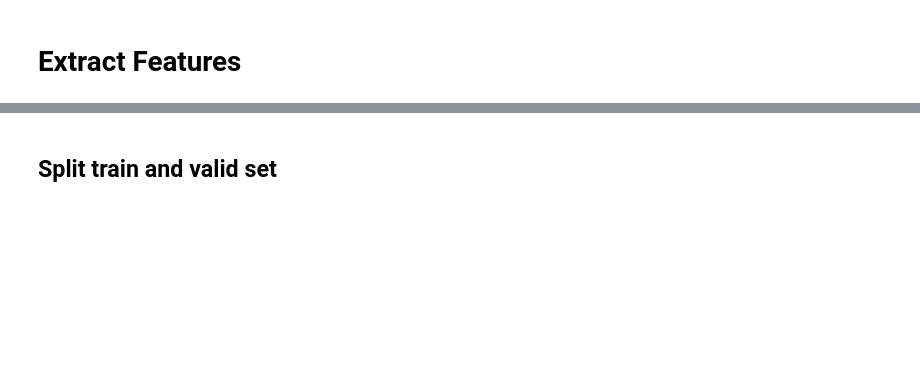
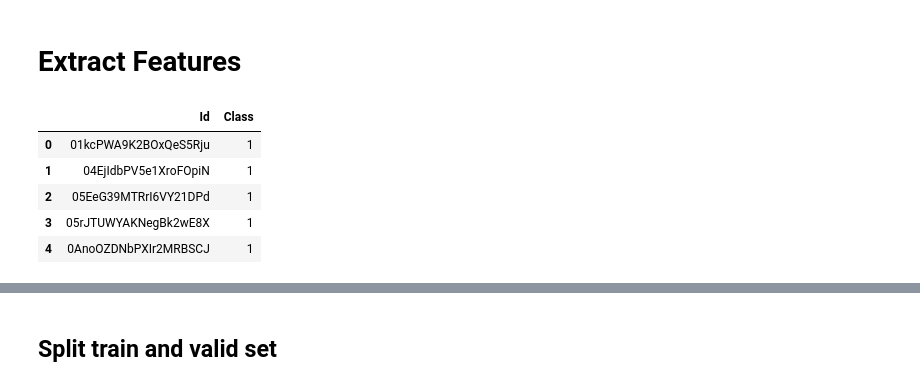
Before and after one commit to RenatoBMLR/Kraggle, a Jupyter notebook: Microsoft_Malware_Classification/microsoft_malware_classification.ipynb, the cells around one changed output, grey strips where cells are left out. Cells and saved outputs as stored; diff of their text form; code cells hidden in the pictures; blank space fills up the shorter version.

```diff
--- a/Microsoft_Malware_Classification/microsoft_malware_classification.ipynb
+++ b/Microsoft_Malware_Classification/microsoft_malware_classification.ipynb
@@ -122,2 +176,11 @@ def extractFeatures(path2data, format_file = '*.asm'):
+# %%
+trainLabels.head()
+# %% [output]
+|  | Id | Class |
+| 0 | 01kcPWA9K2BOxQeS5Rju | 1 |
+| 1 | 04EjIdbPV5e1XroFOpiN | 1 |
+| 2 | 05EeG39MTRrI6VY21DPd | 1 |
+| 3 | 05rJTUWYAKNegBk2wE8X | 1 |
+| 4 | 0AnoOZDNbPXIr2MRBSCJ | 1 |
 # %%
 path2train = 'data/train'
```
Also changed, not shown: parts of 27 cells of this notebook.
